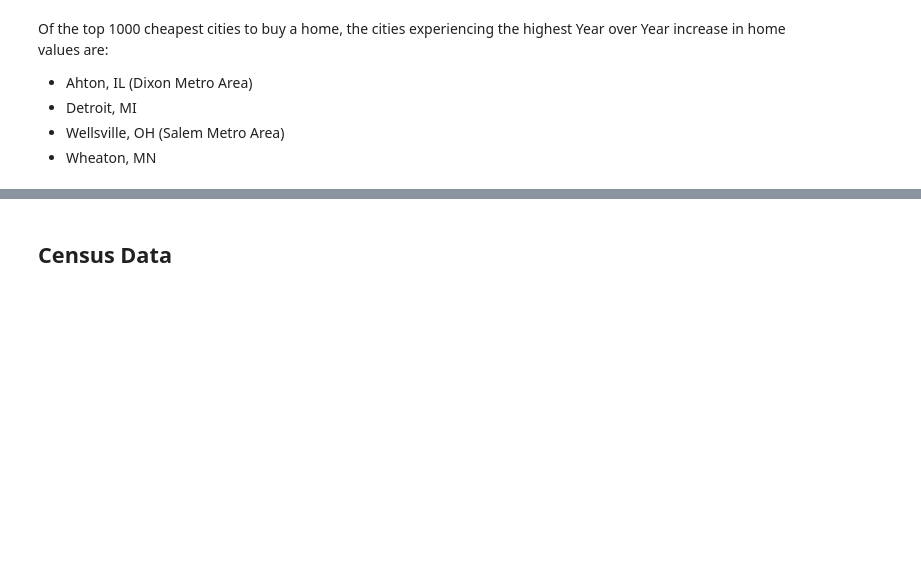
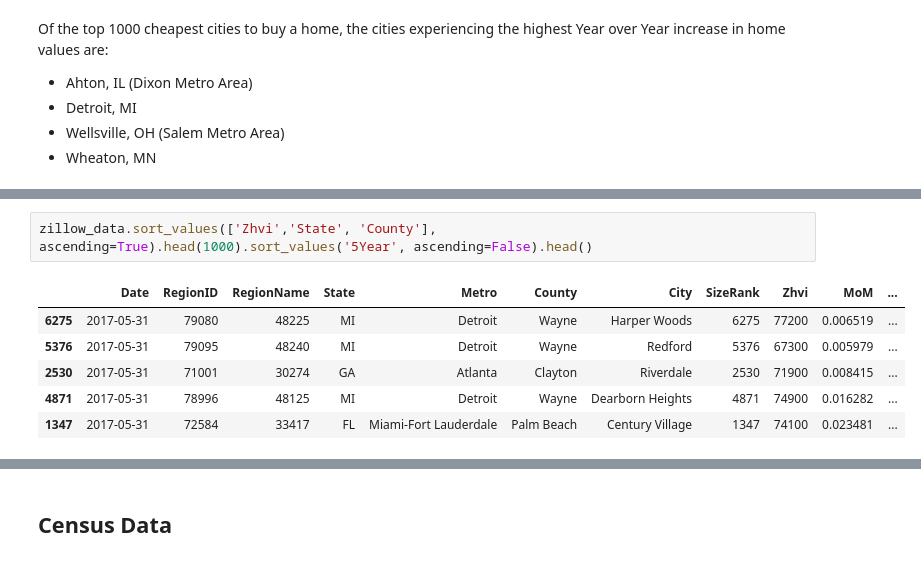
Before and after one commit to siwest/housing_wellness, a Jupyter notebook: Zillow and Census data exploration.ipynb, the cells around one changed output, grey strips where cells are left out. Saved outputs shown, nothing was run; the diff lists cells and outputs as text; blank space fills up the shorter version.

```diff
--- a/Zillow and Census data exploration.ipynb
+++ b/Zillow and Census data exploration.ipynb
@@ -56,0 +63,9 @@ zillow_data.sort_values(['Zhvi','State', 'County'], ascending=True).head(1000).s
+# %%
+zillow_data.sort_values(['Zhvi','State', 'County'], ascending=True).head(1000).sort_values('5Year', ascending=False).head()
+# %% [output]
+|  | Date | RegionID | RegionName | State | Metro | County | City | SizeRank | Zhvi | MoM | ... |
+| 6275 | 2017-05-31 | 79080 | 48225 | MI | Detroit | Wayne | Harper Woods | 6275 | 77200 | 0.006519 | ... |
+| 5376 | 2017-05-31 | 79095 | 48240 | MI | Detroit | Wayne | Redford | 5376 | 67300 | 0.005979 | ... |
+| 2530 | 2017-05-31 | 71001 | 30274 | GA | Atlanta | Clayton | Riverdale | 2530 | 71900 | 0.008415 | ... |
+| 4871 | 2017-05-31 | 78996 | 48125 | MI | Detroit | Wayne | Dearborn Heights | 4871 | 74900 | 0.016282 | ... |
+| 1347 | 2017-05-31 | 72584 | 33417 | FL | Miami-Fort Lauderdale | Palm Beach | Century Village | 1347 | 74100 | 0.023481 | ... |
```
Also changed, not shown: parts of 5 cells of this notebook.
